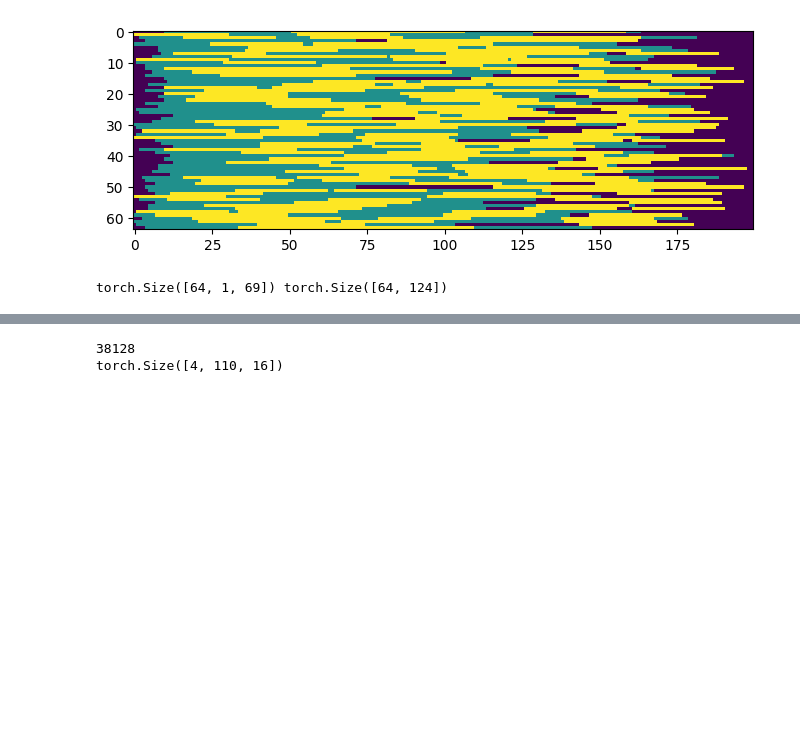
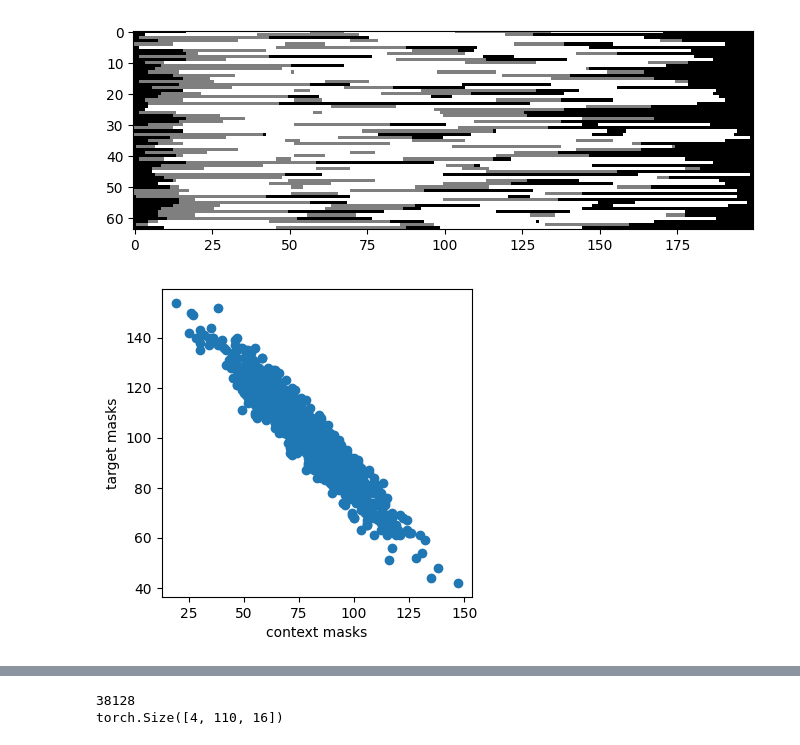
Before and after one commit to eisbetterthanpi/JEPA, a Jupyter notebook: Seq_JEPA.ipynb, the cells around one changed output, grey strips where cells are left out. Drawn from its saved outputs; the diff is of its cells as text; code cells hidden in the pictures; blank space fills up the shorter version.

```diff
--- a/Seq_JEPA.ipynb
+++ b/Seq_JEPA.ipynb
@@ -497,10 +519,18 @@ def imshow(img):
     plt.rcParams["figure.figsize"] = (8,8)
     plt.imshow(np.transpose(npimg, (1, 2, 0)))
     plt.show()
-imshow(mask)
+# imshow(mask)
+import torchvision
+imshow(torchvision.utils.make_grid(mask, nrow=8))
 # %% [output]
-[figure, old version]
+[figure, new version]
-# %%
-print(context_indices.shape, trg_indices.shape)
-# %% [output]
-torch.Size([64, 1, 69]) torch.Size([64, 124])
+# %%
+plt.rcParams["figure.figsize"] = (4,4)
+# plt.plot(ttc,ttt)
+plt.scatter(ttc,ttt)
+plt.xlabel('context masks')
+plt.ylabel('target masks')
+
+plt.show()
+# %% [output]
+[figure, added]
```
Also changed, not shown: parts of 9 cells of this notebook.
